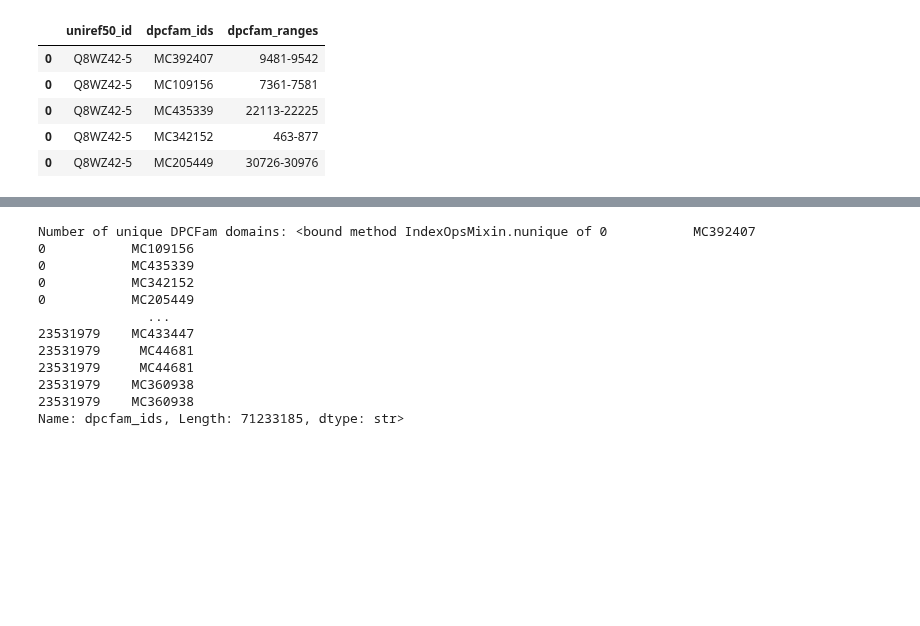
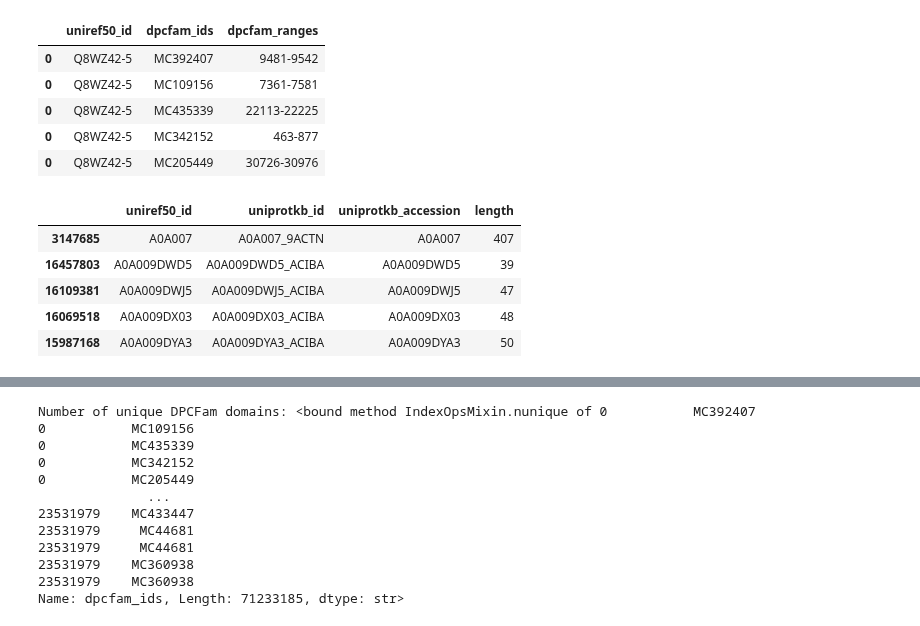
Before and after one commit to RitAreaSciencePark/dpc_fam_and_struct_webapp, a Jupyter notebook: static/notebooks/dpcfam/exploring_uniref50_data.ipynb, the cells around one changed output, grey strips where cells are left out. Saved outputs shown, nothing was run; the diff lists cells and outputs as text; code cells hidden in the pictures; blank space fills up the shorter version.

Commit message:
Fix issue in DpcfamB-Pfam columns and add EDA reports

```diff
--- a/static/notebooks/dpcfam/exploring_uniref50_data.ipynb
+++ b/static/notebooks/dpcfam/exploring_uniref50_data.ipynb
@@ -27,7 +27,7 @@ Let's split this dataframe into 3 useful dataframes to be mapped to tables in Po
 **1. Uniref50 proteins**
 # %%
 # 1.poteins:
-df_proteins =  df_uniref[["Uniref50_id", "UniProtKB_ID", "UniProtKB_accession", "length"]]
+df_proteins =  df_uniref[["Uniref50_id", "UniProtKB_ID", "UniProtKB_accession", "length"]].copy()
 # some transformtions to be done on this dataframe:
 # T1 : In column Uniref50_id, we consider only id part and remove the prefix "UniRef50_"
 df_proteins["Uniref50_id"] = df_proteins["Uniref50_id"].apply(lambda x: x.split("UniRef50_")[1])
@@ -101,3 +101,14 @@ df_dpcfam_long.head()
 | 0 | Q8WZ42-5 | MC435339 | 22113-22225 |
 | 0 | Q8WZ42-5 | MC342152 | 463-877 |
 | 0 | Q8WZ42-5 | MC205449 | 30726-30976 |
+# %%
+#  We sort the dataframe by dpcfam_ids for better readability
+df_proteins = df_proteins.sort_values(by="dpcfam_ids")
+df_proteins.head()
+# %% [output]
+|  | uniref50_id | uniprotkb_id | uniprotkb_accession | length |
+| 3147685 | A0A007 | A0A007_9ACTN | A0A007 | 407 |
+| 16457803 | A0A009DWD5 | A0A009DWD5_ACIBA | A0A009DWD5 | 39 |
+| 16109381 | A0A009DWJ5 | A0A009DWJ5_ACIBA | A0A009DWJ5 | 47 |
+| 16069518 | A0A009DX03 | A0A009DX03_ACIBA | A0A009DX03 | 48 |
+| 15987168 | A0A009DYA3 | A0A009DYA3_ACIBA | A0A009DYA3 | 50 |
```
Also changed, not shown: parts of 3 cells of this notebook, 26 other files.
